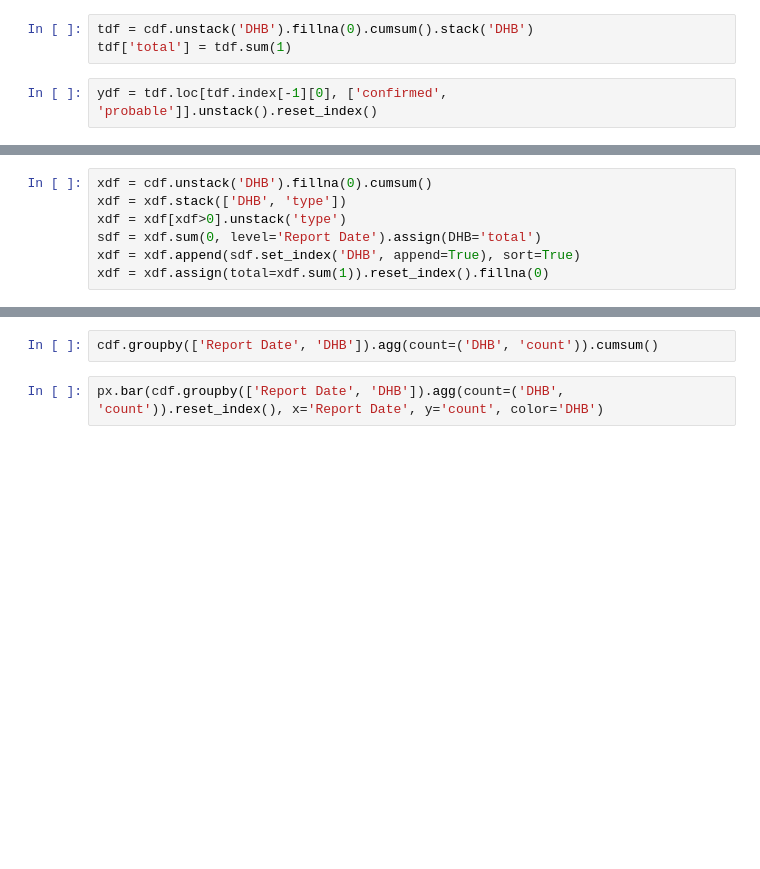
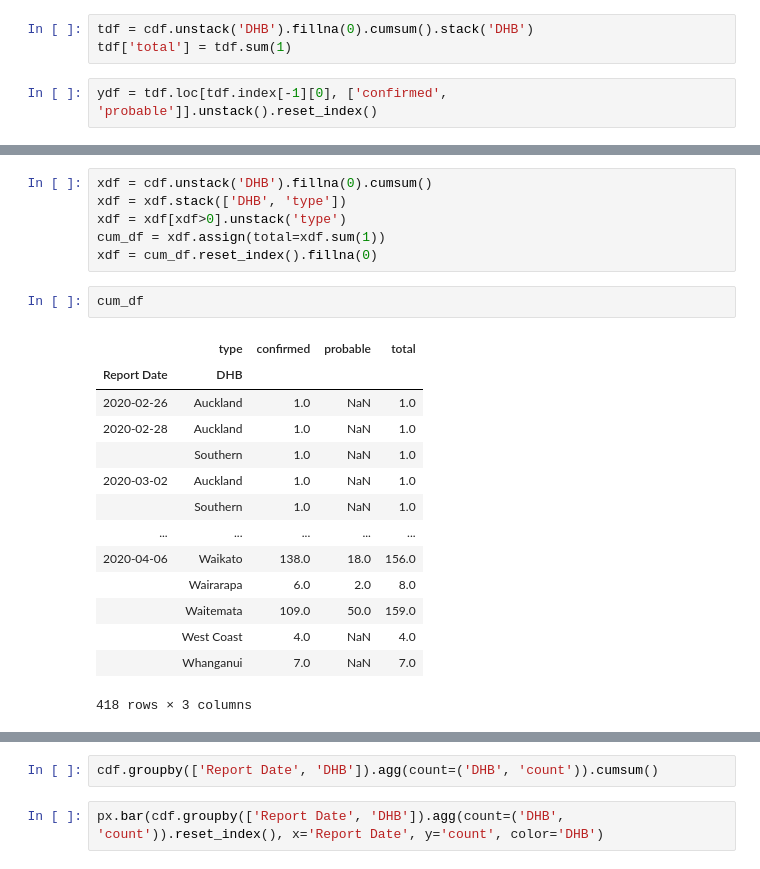
Before and after one commit to timmclennan/timmclennan.github.io, a Jupyter notebook: source/Coronavirus.ipynb, the cells around one changed output, grey strips where cells are left out. Cells and saved outputs as stored; diff of their text form; blank space fills up the shorter version.

```diff
--- a/source/Coronavirus.ipynb
+++ b/source/Coronavirus.ipynb
@@ -46,6 +43,22 @@ px.bar(ydf, y='DHB', x=0, orientation='h', color='type', category_orders={'DHB':
 xdf = cdf.unstack('DHB').fillna(0).cumsum()
 xdf = xdf.stack(['DHB', 'type'])
 xdf = xdf[xdf>0].unstack('type')
-sdf = xdf.sum(0, level='Report Date').assign(DHB='total')
-xdf = xdf.append(sdf.set_index('DHB', append=True), sort=True)
-xdf = xdf.assign(total=xdf.sum(1)).reset_index().fillna(0)
+cum_df = xdf.assign(total=xdf.sum(1))
+xdf = cum_df.reset_index().fillna(0)
+# %%
+cum_df
+# %% [output]
+|  | type | confirmed | probable | total |
+| Report Date | DHB |  |  |  |
+| 2020-02-26 | Auckland | 1.0 | NaN | 1.0 |
+| 2020-02-28 | Auckland | 1.0 | NaN | 1.0 |
+|  | Southern | 1.0 | NaN | 1.0 |
+| 2020-03-02 | Auckland | 1.0 | NaN | 1.0 |
+|  | Southern | 1.0 | NaN | 1.0 |
+| ... | ... | ... | ... | ... |
+| 2020-04-06 | Waikato | 138.0 | 18.0 | 156.0 |
+|  | Wairarapa | 6.0 | 2.0 | 8.0 |
+|  | Waitemata | 109.0 | 50.0 | 159.0 |
+|  | West Coast | 4.0 | NaN | 4.0 |
+|  | Whanganui | 7.0 | NaN | 7.0 |
+418 rows × 3 columns
```
Also changed, not shown: parts of 12 cells of this notebook, 5 other files.
